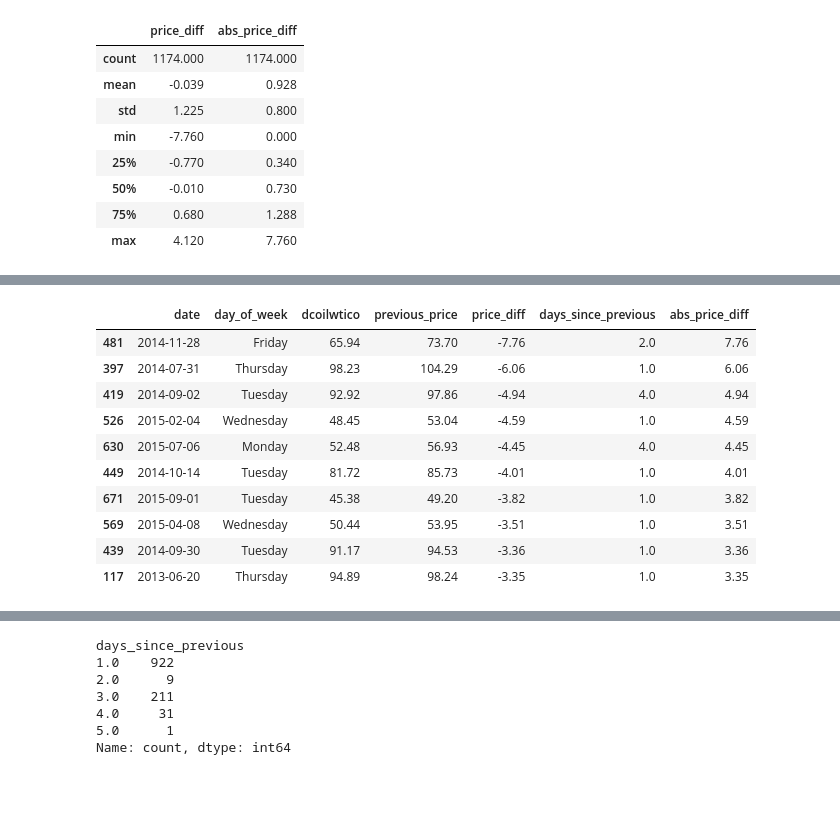
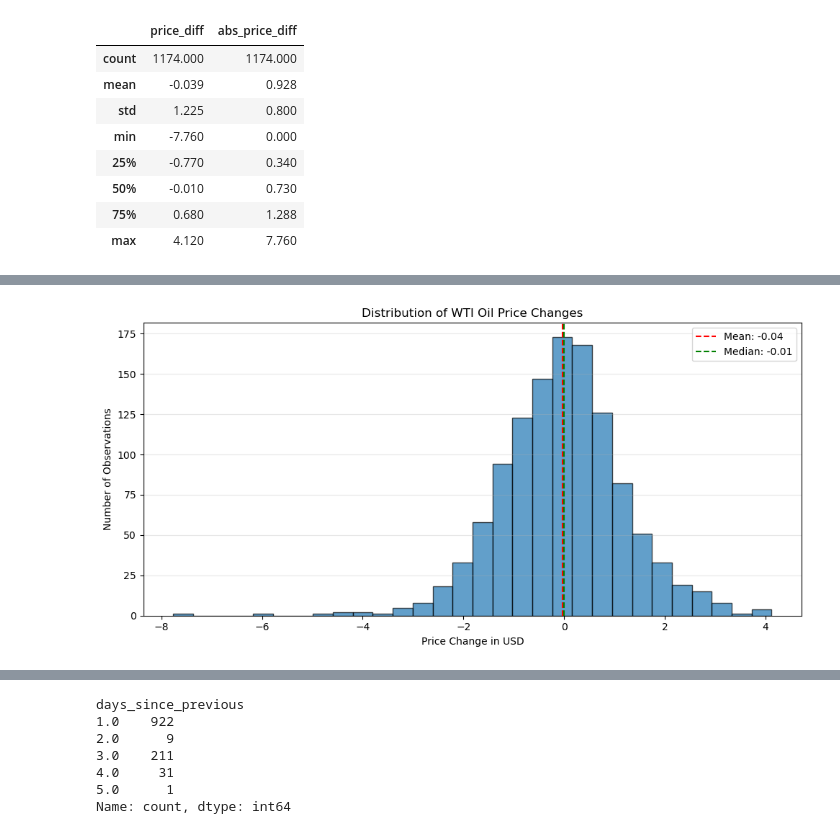
Before and after one commit to kejti97/demand-forecasting-favorita, a Jupyter notebook: 1. Demand Forecasting.ipynb, the cells around one changed output, grey strips where cells are left out. Drawn from its saved outputs; the diff is of its cells as text; code cells hidden in the pictures; blank space fills up the shorter version.

Commit message:
Oil prices differences analysis

```diff
--- a/1. Demand Forecasting.ipynb
+++ b/1. Demand Forecasting.ipynb
@@ -443,16 +427,22 @@ largest_price_increases.head(10)
-# %%
-# Largest oil price decreases
-largest_price_decreases = oil_df_sorted.sort_values('price_diff', ascending=True)
-largest_price_decreases.head(10)
-# %% [output]
-|  | date | day_of_week | dcoilwtico | previous_price | price_diff | days_since_previous | abs_price_diff |
-| 481 | 2014-11-28 | Friday | 65.94 | 73.70 | -7.76 | 2.0 | 7.76 |
-| 397 | 2014-07-31 | Thursday | 98.23 | 104.29 | -6.06 | 1.0 | 6.06 |
-| 419 | 2014-09-02 | Tuesday | 92.92 | 97.86 | -4.94 | 4.0 | 4.94 |
-| 526 | 2015-02-04 | Wednesday | 48.45 | 53.04 | -4.59 | 1.0 | 4.59 |
-| 630 | 2015-07-06 | Monday | 52.48 | 56.93 | -4.45 | 4.0 | 4.45 |
-| 449 | 2014-10-14 | Tuesday | 81.72 | 85.73 | -4.01 | 1.0 | 4.01 |
-| 671 | 2015-09-01 | Tuesday | 45.38 | 49.20 | -3.82 | 1.0 | 3.82 |
-| 569 | 2015-04-08 | Wednesday | 50.44 | 53.95 | -3.51 | 1.0 | 3.51 |
-| 439 | 2014-09-30 | Tuesday | 91.17 | 94.53 | -3.36 | 1.0 | 3.36 |
-| 117 | 2013-06-20 | Thursday | 94.89 | 98.24 | -3.35 | 1.0 | 3.35 |
+# %%
+# zmiany ceny bez pierwszej pustej wartości
+oil_price_diff = oil_df_sorted['price_diff'].dropna()
+
+# średnia i mediana zmian ceny
+oil_price_diff_mean = oil_price_diff.mean()
+oil_price_diff_median = oil_price_diff.median()
+
+fig, ax = plt.subplots(figsize=(10,5))
+ax.hist(oil_price_diff, bins=30, edgecolor='black', alpha=0.7)
+ax.axvline(oil_price_diff_mean, color='red', linestyle='--', label=f'Mean: {oil_price_diff_mean:.2f}')
+ax.axvline(oil_price_diff_median, color='green', linestyle='--', label=f'Median: {oil_price_diff_median:.2f}')
+ax.set_title('Distribution of WTI Oil Price Changes')
+ax.set_xlabel('Price Change in USD')
+ax.set_ylabel('Number of Observations')
+ax.grid(axis='y', alpha=0.3)
+ax.legend()
+
+plt.tight_layout()
+plt.show()
+# %% [output]
+[figure, added]
```
Also changed, not shown: parts of 12 cells of this notebook.
